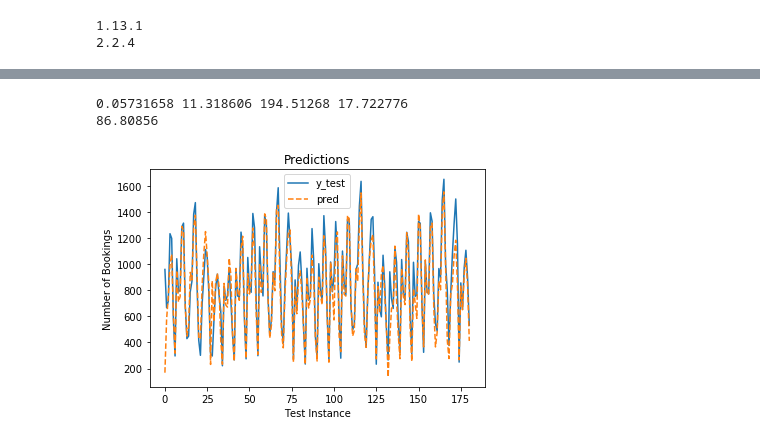
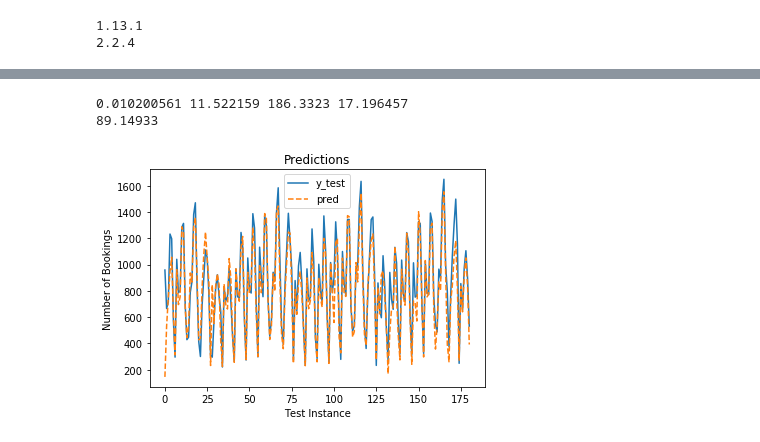
Before and after one commit to dougct/carsharing-prediction, a Jupyter notebook: src/temporal-analyses/Dynamic.ipynb, the cells around one changed output, grey strips where cells are left out. Cells and saved outputs as stored; diff of their text form; code cells hidden in the pictures.

Commit message:
Adjust ARIMA parameters.

```diff
--- a/src/temporal-analyses/Dynamic.ipynb
+++ b/src/temporal-analyses/Dynamic.ipynb
@@ -245,8 +245,8 @@ def evaluate(x_train, x_test, y_train, y_test):
     svr = SVR(kernel='rbf', degree=3, C=1.0, gamma='auto')
     gradient_boosting = GradientBoostingRegressor(n_estimators=20)
     arima_train = np.array([[float(item[0])] for item in x_train])
-    arima = pm.auto_arima([x for x in arima_train], start_p=1, start_q=1, max_p=3, max_q=3, m=7,
-                             start_P=0, seasonal=True, d=1, D=1, trace=True,
+    arima = pm.auto_arima([x for x in arima_train], start_p=0, start_q=0, max_p=2, max_q=2, m=7,
+                             start_P=0, max_P=2, seasonal=True, d=0, D=1, trace=True,
                              error_action='ignore',  # don't want to know if an order does not work
                              suppress_warnings=True,  # don't want convergence warnings
                              stepwise=True)  # set to stepwise
@@ -441,8 +441,8 @@ for i in range(len(yhats)):
 print(np.min(mape), np.mean(mape), np.max(mape), np.std(mape))
 print(np.mean(mae))
 # %% [output]
-0.05731658 11.318606 194.51268 17.722776
-86.80856
+0.010200561 11.522159 186.3323 17.196457
+89.14933
 # %%
 def plot_pred(y_test, pred, figname):
     plt.figure()
@@ -457,8 +457,8 @@ def plot_pred(y_test, pred, figname):
 # %%
 yhats = [item[0] for item in yhats]
 # %%
-plot_pred(ys, yhats, "charts/NeuralNetPrediction")
+plot_pred(ys, yhats, "charts/NeuralNetPredictionDynamic")
 # %% [output]
-[figure, old version]
+[figure, new version]
 # %%
 model.summary()
```
Also changed, not shown: parts of 2 cells of this notebook, 3 other files.
